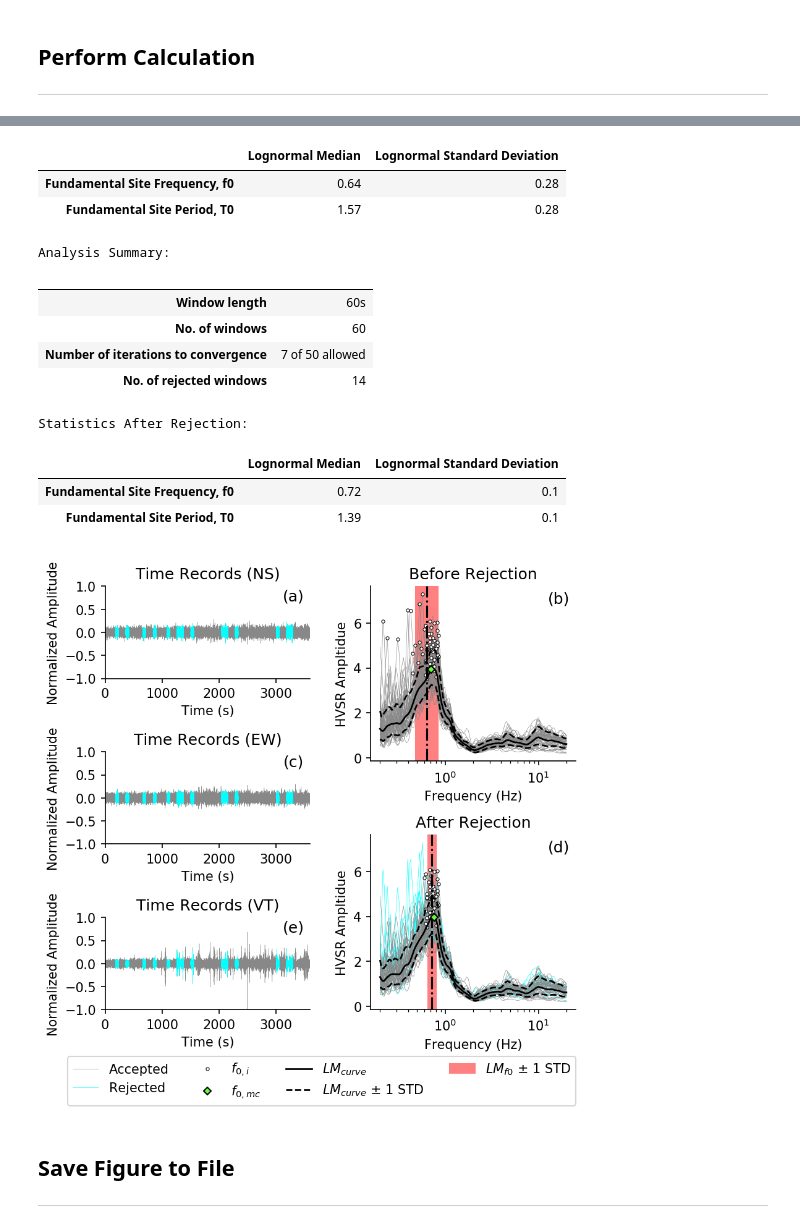
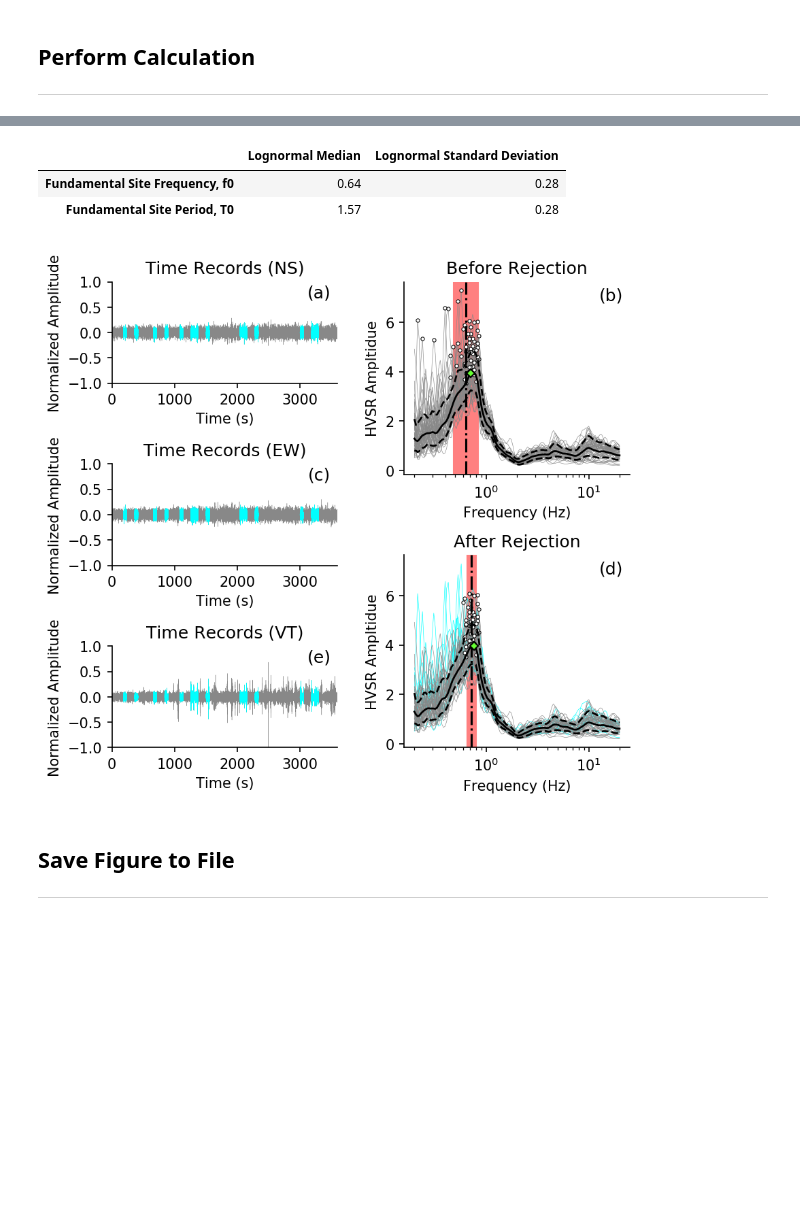
Before and after one commit to jpvantassel/hvsrpy, a Jupyter notebook: examples/simple_hvsrpy_interface.ipynb, the cells around one changed output, grey strips where cells are left out. Saved outputs shown, nothing was run; the diff lists cells and outputs as text; code cells hidden in the pictures; blank space fills up the shorter version.

```diff
--- a/examples/simple_hvsrpy_interface.ipynb
+++ b/examples/simple_hvsrpy_interface.ipynb
@@ -199,17 +199,17 @@ for ax, title in zip([ax3, ax4], ["Before Rejection", "After Rejection"]):
     ax.set_ylabel("HVSR Ampltidue")
     if rejection_bool:
         if title=="Before Rejection":
-            print("\nStatistics Before Rejection:")
+            print("\nStatistics before rejection:")
             hv.print_stats(distribution_f0)
             c_iter = hv.reject_windows(n, max_iterations=n_iteration,
                                        distribution_f0=distribution_f0, distribution_mc=distribution_mc)
-        elif title=="After Rejection":
+        elif title=="After rejection":
             fig.legend(ncol=4, loc='lower center', bbox_to_anchor=(0.51, 0), columnspacing=2)
 
             print("\nAnalysis Summary:")
             display(pd.DataFrame(columns=[""], index=["Window length", "No. of windows", "Number of iterations to convergence", "No. of rejected windows"],
                          data=[f"{windowlength}s", str(sensor.ns.n_windows), f"{c_iter} of {n_iteration} allowed", str(len(hv.rejected_window_indices))]))
-            print("\nStatistics After Rejection:")
+            print("\nStatistics after rejection:")
             hv.print_stats(distribution_f0)
     else:
         display(pd.DataFrame(columns=[""], index=["Window length", "No. of windows"],
@@ -253,17 +253,7 @@ Statistics Before Rejection:
 |  | Lognormal Median | Lognormal Standard Deviation |
 | Fundamental Site Frequency, f0 | 0.64 | 0.28 |
 | Fundamental Site Period, T0 | 1.57 | 0.28 |
-Analysis Summary:
-|  |  |
-| Window length | 60s |
-| No. of windows | 60 |
-| Number of iterations to convergence | 7 of 50 allowed |
-| No. of rejected windows | 14 |
-Statistics After Rejection:
-|  | Lognormal Median | Lognormal Standard Deviation |
-| Fundamental Site Frequency, f0 | 0.72 | 0.1 |
-| Fundamental Site Period, T0 | 1.39 | 0.1 |
-[figure, old version]
+[figure, new version]
 # %% [markdown]
 ## Save Figure to File
 ---
```
Also changed, not shown: parts of 1 cell of this notebook, 1 other file.
